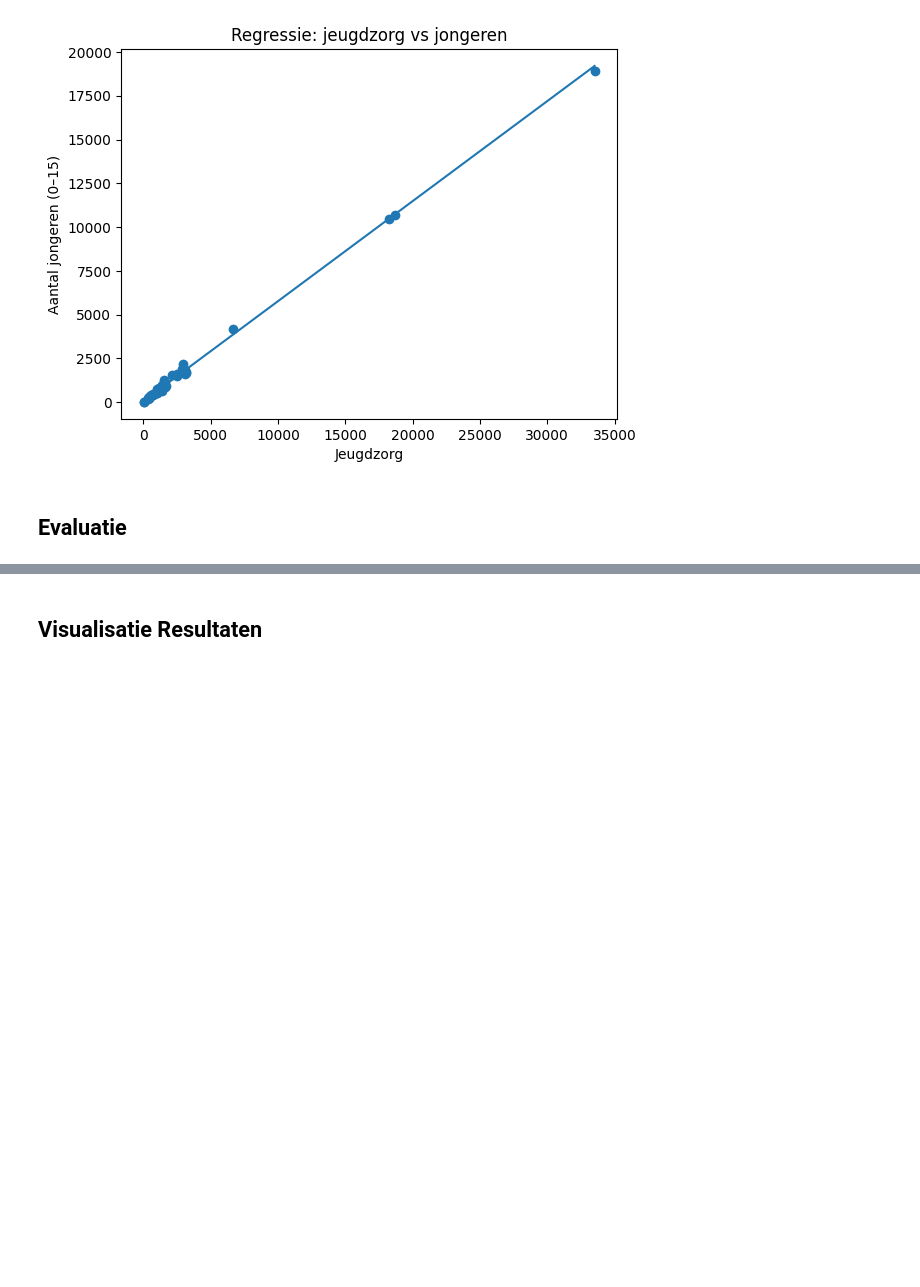
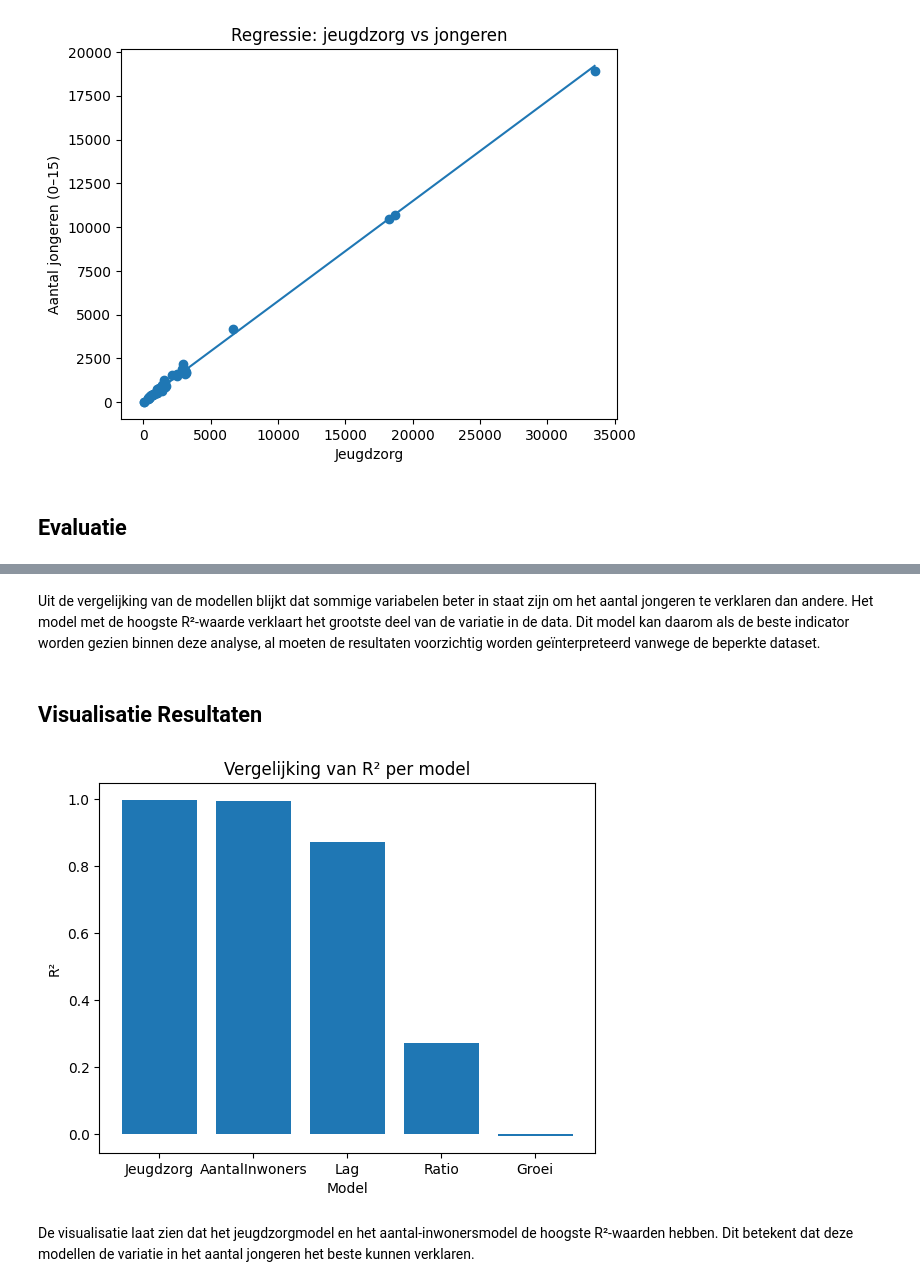
Before and after one commit to Ismael-991/almere-jeugd-voorspelling, a Jupyter notebook: notebooks/final/Gezamenlijke_notebook.ipynb, the cells around one changed output, grey strips where cells are left out. Drawn from its saved outputs; the diff is of its cells as text; code cells hidden in the pictures; blank space fills up the shorter version.

Commit message:
Evaluatie, visualisatie en conclusie Mohammed

```diff
--- a/notebooks/final/Gezamenlijke_notebook.ipynb
+++ b/notebooks/final/Gezamenlijke_notebook.ipynb
@@ -1530,9 +1530,9 @@ model.fit(X_train, y_train)
 
 y_pred = model.predict(X_test)
 
-r2 = r2_score(y_test, y_pred)
+r2_lag = r2_score(y_test, y_pred)
 
-print("R²:", r2)
+print("R²:", r2_lag)
 # %% [output]
 R²: 0.8725717947880063
 # %%
@@ -1620,7 +1620,7 @@ model.fit(X_train, y_train)
 
 y_pred = model.predict(X_test)
 
-r2 = r2_score(y_test, y_pred)
+r2_groei = r2_score(y_test, y_pred)
 
-print("R²:", r2)
+print("R²:", r2_groei)
 # %% [output]
@@ -1649,7 +1649,7 @@ model.fit(X_train, y_train)
 
 y_pred = model.predict(X_test)
 
-r2 = r2_score(y_test, y_pred)
+r2_inwoners = r2_score(y_test, y_pred)
 
-print("R²:", r2)
+print("R²:", r2_inwoners)
 # %% [output]
@@ -1696,9 +1696,9 @@ model.fit(X_train, y_train)
 
 y_pred = model.predict(X_test)
 
-r2 = r2_score(y_test, y_pred)
+r2_jeugdzorg = r2_score(y_test, y_pred)
 
-print("R²:", r2)
+print("R²:", r2_jeugdzorg)
 # %% [output]
 R²: 0.9979860398789951
 # %%
@@ -1731,4 +1740,20 @@ NameError: name 'r2_groei' is not defined
+# %% [markdown]
+Uit de vergelijking van de modellen blijkt dat sommige variabelen beter in staat zijn om het aantal jongeren te verklaren dan andere.
+Het model met de hoogste R²-waarde verklaart het grootste deel van de variatie in de data.
+Dit model kan daarom als de beste indicator worden gezien binnen deze analyse, al moeten de resultaten voorzichtig worden geïnterpreteerd vanwege de beperkte dataset.
 # %% [markdown]
 ## Visualisatie Resultaten
+# %%
+import matplotlib.pyplot as plt
+
+plt.bar(resultaten["Model"], resultaten["R2"])
+plt.title("Vergelijking van R² per model")
+plt.ylabel("R²")
+plt.xlabel("Model")
+plt.show()
+# %% [output]
+[figure, added]
+# %% [markdown]
+De visualisatie laat zien dat het jeugdzorgmodel en het aantal-inwonersmodel de hoogste R²-waarden hebben. Dit betekent dat deze modellen de variatie in het aantal jongeren het beste kunnen verklaren.
 # %% [markdown]
 ## Conclusie
```
Also changed, not shown: parts of 7 cells of this notebook.
